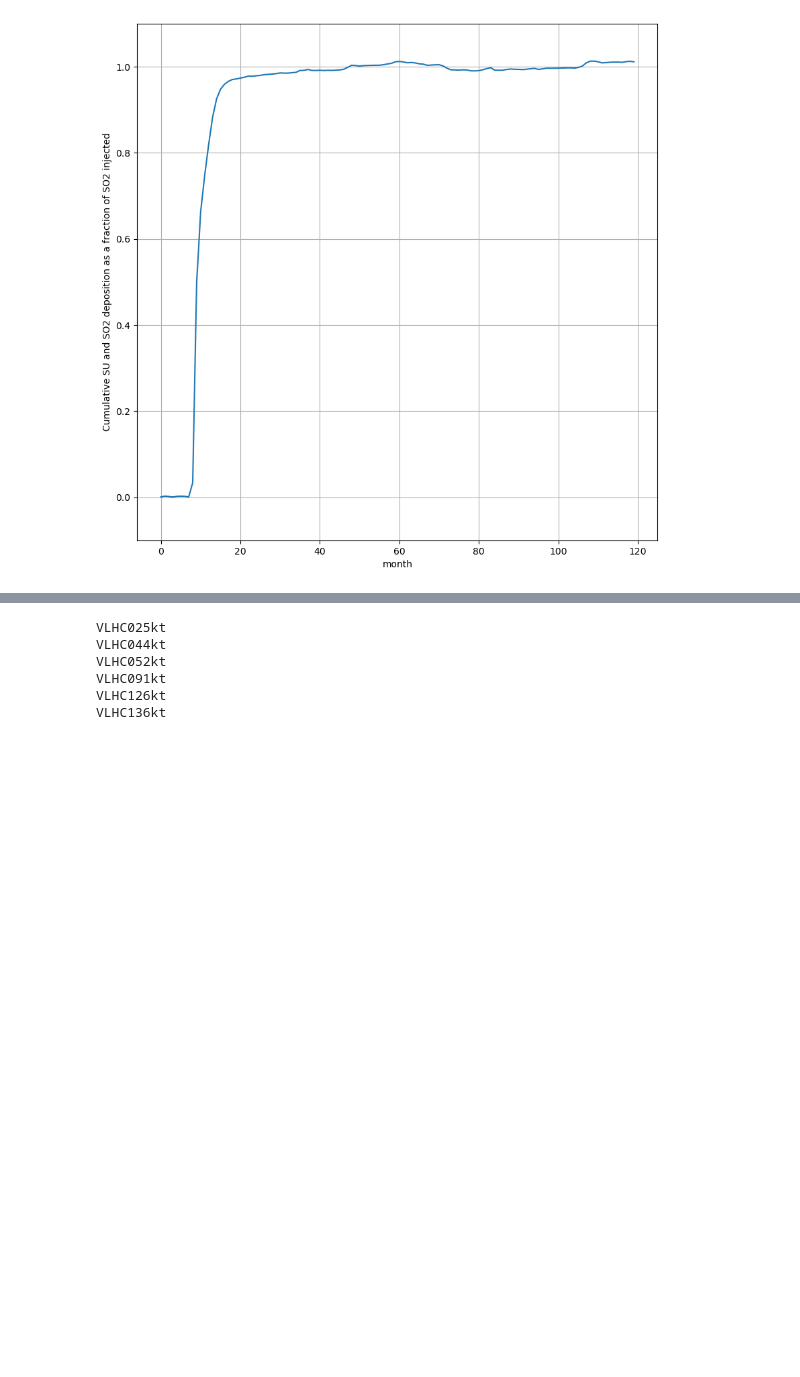
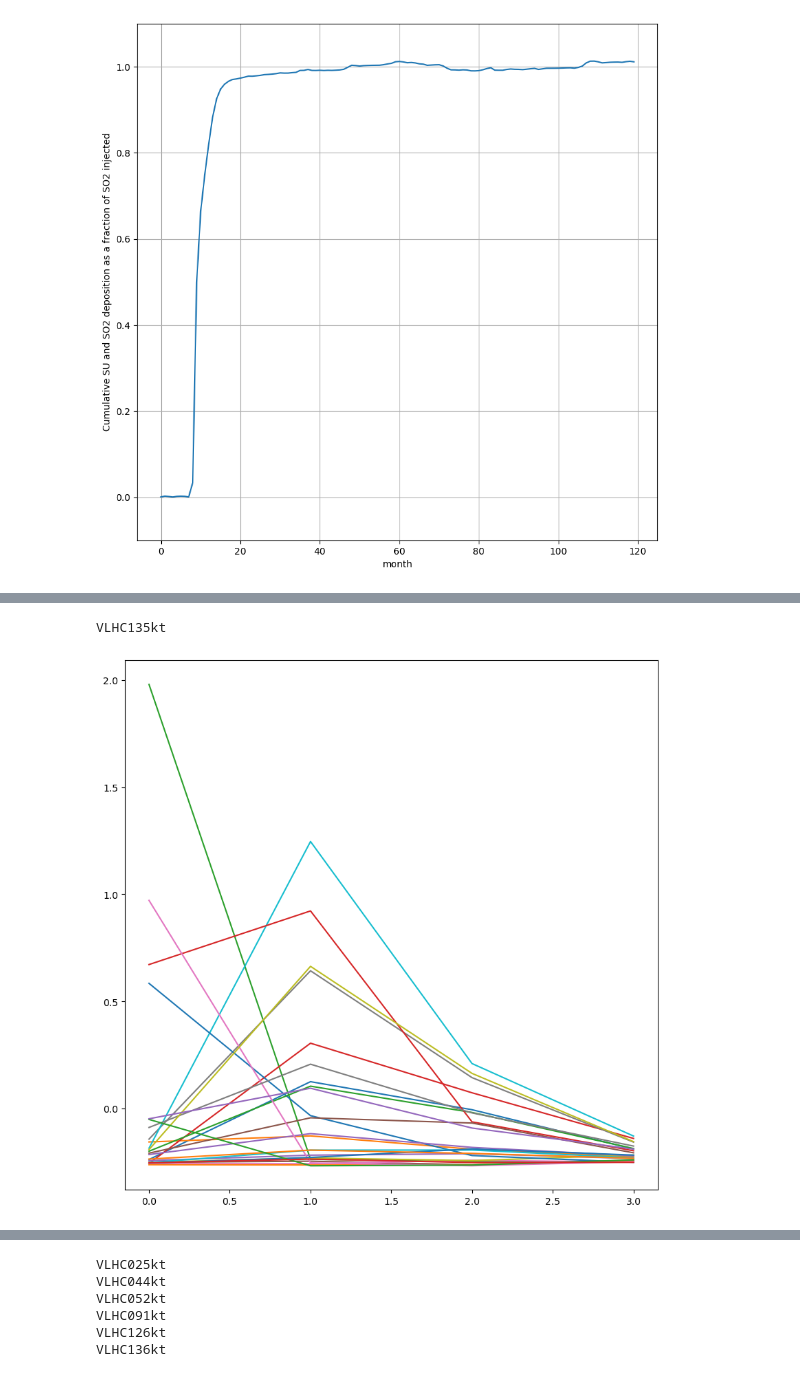
Before and after one commit to malcolmmaas/volcano, a Jupyter notebook: plotting.ipynb, the cells around one changed output, grey strips where cells are left out. Saved outputs shown, nothing was run; the diff lists cells and outputs as text; code cells hidden in the pictures; blank space fills up the shorter version.

```diff
--- a/plotting.ipynb
+++ b/plotting.ipynb
@@ -423,0 +528,22 @@ df['month'] = list(map(lambda x: julian_to_month(x), df['julday']))
+# %%
+su_deps = []
+# for modelrun in range(1,141):
+#     run = 'VLHC'+str(modelrun).zfill(3)+'kt'
+for run in df.index:
+    print(run, end='\r')
+    test = netCDF4.Dataset('timeseries/'+run+'/MON.Antarctica.taij'+run+'.nc')
+
+    test_su_dep = sum([test[v][:] for v in su_dep_vars])-su_dep_control_10yr_ant
+    test_su_dep = test_su_dep*flux_to_tg/su_mmass
+
+    m = int(df.loc[run]['month'])-1
+    # shift so it's months since eruption, get first 4 years
+    test_4yr_su_dep = np.sum(test_su_dep[m:len(test_su_dep)-12+m].reshape(9,12)[:4], axis=1)
+
+    su_deps.append(test_4yr_su_dep)
+    plt.plot(test_4yr_su_dep)
+
+# su_deps
+# %% [output]
+VLHC135kt
+[figure, added]
```
Also changed, not shown: parts of 38 cells of this notebook.
